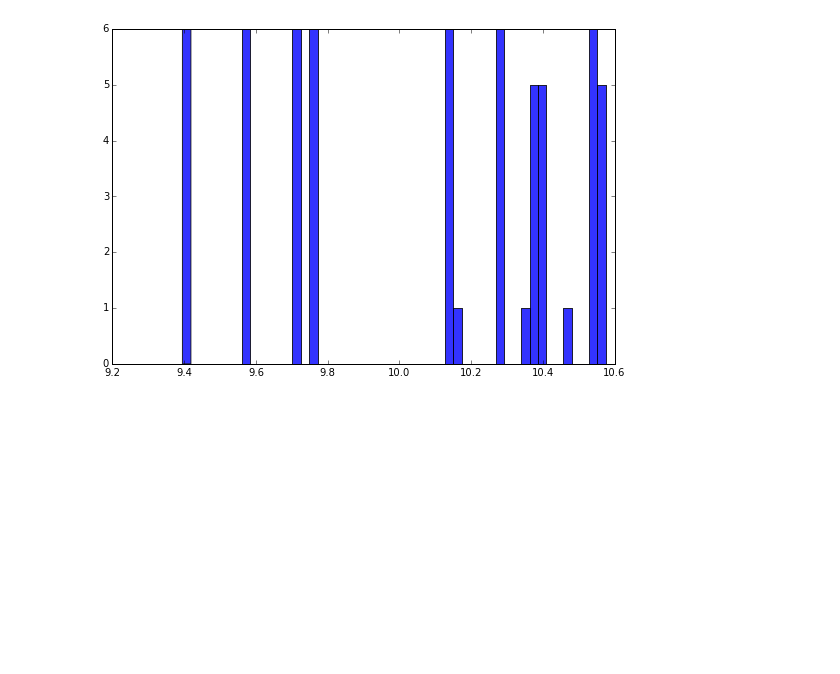
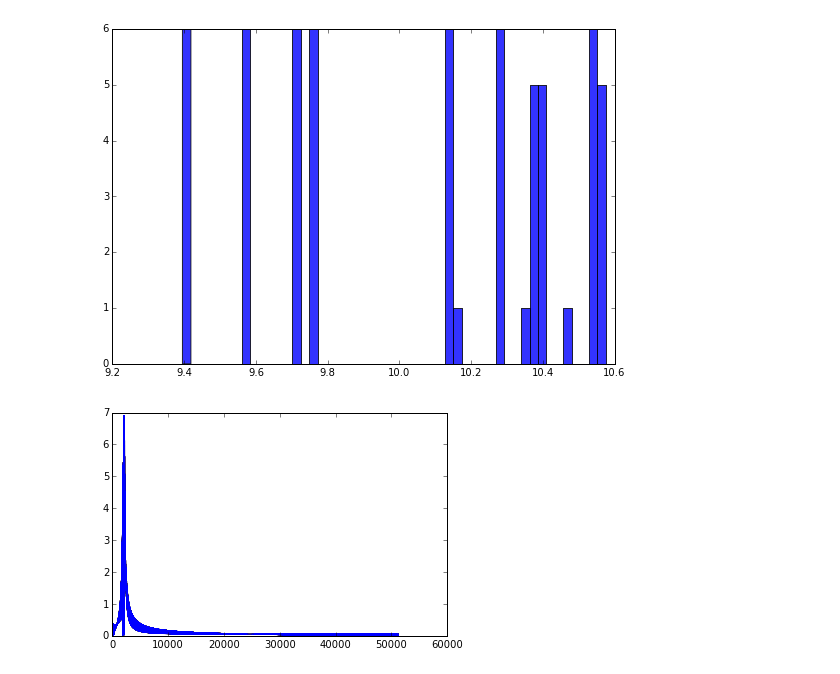
Before and after one commit to rgougelet/FM-BCI, a Jupyter notebook: stat-analysis.ipynb, the cells around one changed output. Cells and saved outputs as stored; diff of their text form; code cells hidden in the pictures; blank space fills up the shorter version.

```diff
--- a/stat-analysis.ipynb
+++ b/stat-analysis.ipynb
@@ -212,0 +214,7 @@ for i in range(len(channelPeaks)):
+# %%
+for i in range(len(channelPeaks)):
+    print 'Channel ' + str(i+1) + ' Peaks'
+    print '\tmean:', chPeakMeans[i]
+    print '\tmedian:', chPeakMedians[i]
+    print '\tstandard deviation:', chPeakStandardDeviations[i]
+    print '\tvariance:', chPeakVariances[i]
@@ -220,7 +246,9 @@ n, bins, patches = plt.hist(channelPeaks[7],numBins,alpha=0.8)
 # %%
 # plot amp for each channel
 #for each channel
     #for each window
         #plot 3d figure with time on horizontal, freqs on vertical, and winAmp as the fluctuating value
 for i in range(numOfChannel):
-    plt.plot(amp)
+    plt.plot(winAmp)
+# %% [output]
+[figure, added]
```
Also changed, not shown: parts of 5 cells of this notebook.
